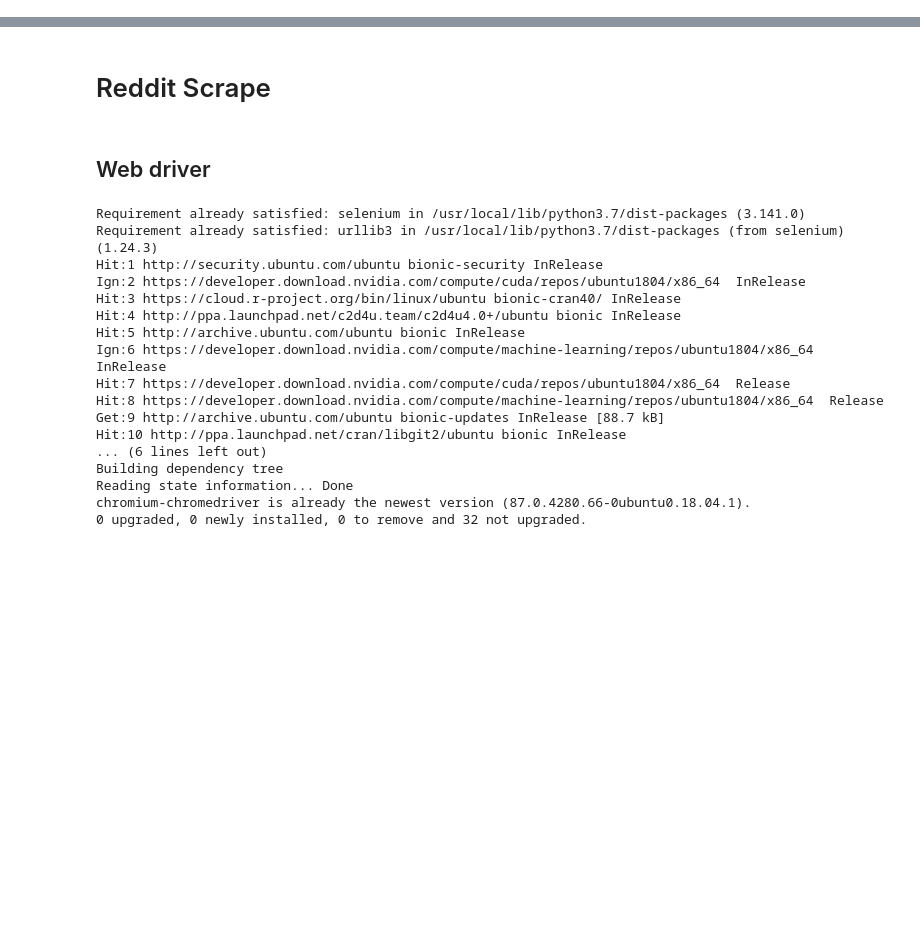
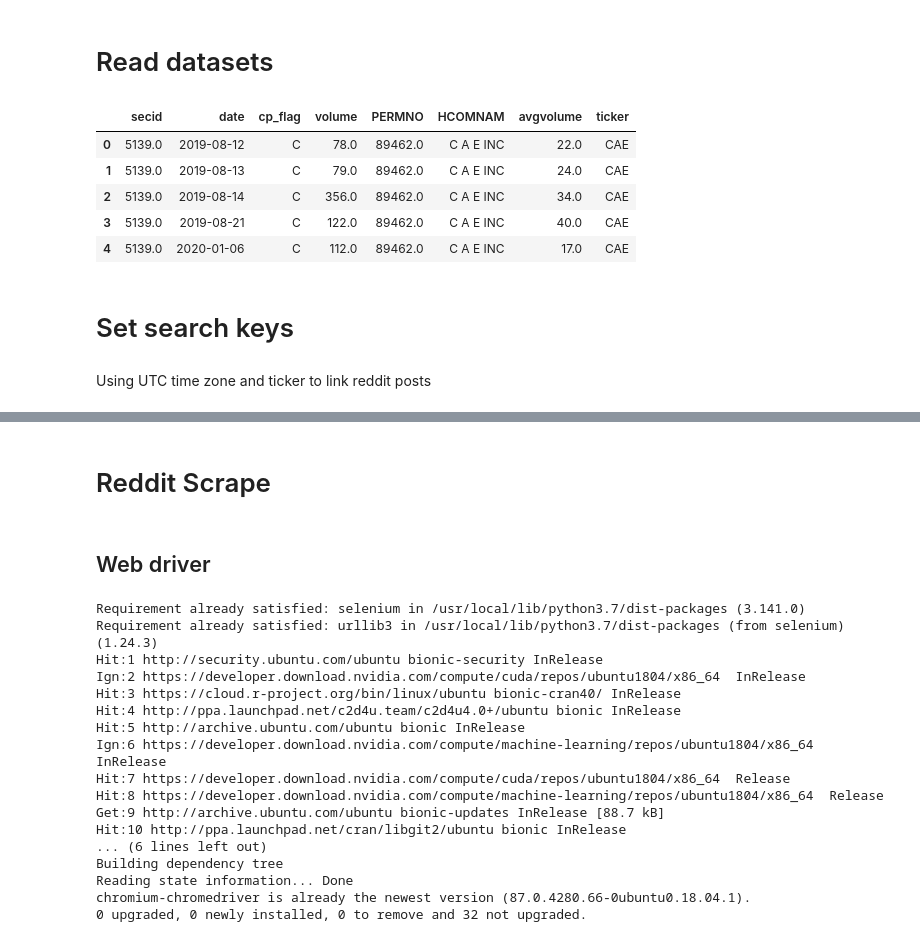
Before and after one commit to heejinohn/lzho, a Jupyter notebook: Reddit_Data.ipynb, the cells around one changed output, grey strips where cells are left out. Drawn from its saved outputs; the diff is of its cells as text; code cells hidden in the pictures; blank space fills up the shorter version.

Commit message:
Add keys to combine OptionMetrics and Reddit

```diff
--- a/Reddit_Data.ipynb
+++ b/Reddit_Data.ipynb
@@ -2,0 +18,17 @@
+# %% [markdown]
+# Read datasets
+# %%
+option_list = pd.read_sas("option_ticker.sas7bdat",encoding="utf-8")
+# %%
+option_list.head()
+# %% [output]
+|  | secid | date | cp_flag | volume | PERMNO | HCOMNAM | avgvolume | ticker |
+| 0 | 5139.0 | 2019-08-12 | C | 78.0 | 89462.0 | C A E INC | 22.0 | CAE |
+| 1 | 5139.0 | 2019-08-13 | C | 79.0 | 89462.0 | C A E INC | 24.0 | CAE |
+| 2 | 5139.0 | 2019-08-14 | C | 356.0 | 89462.0 | C A E INC | 34.0 | CAE |
+| 3 | 5139.0 | 2019-08-21 | C | 122.0 | 89462.0 | C A E INC | 40.0 | CAE |
+| 4 | 5139.0 | 2020-01-06 | C | 112.0 | 89462.0 | C A E INC | 17.0 | CAE |
+# %% [markdown]
+# Set search keys
+# %% [markdown]
+Using UTC time zone and ticker to link reddit posts
```
Also changed, not shown: parts of 9 cells of this notebook.
